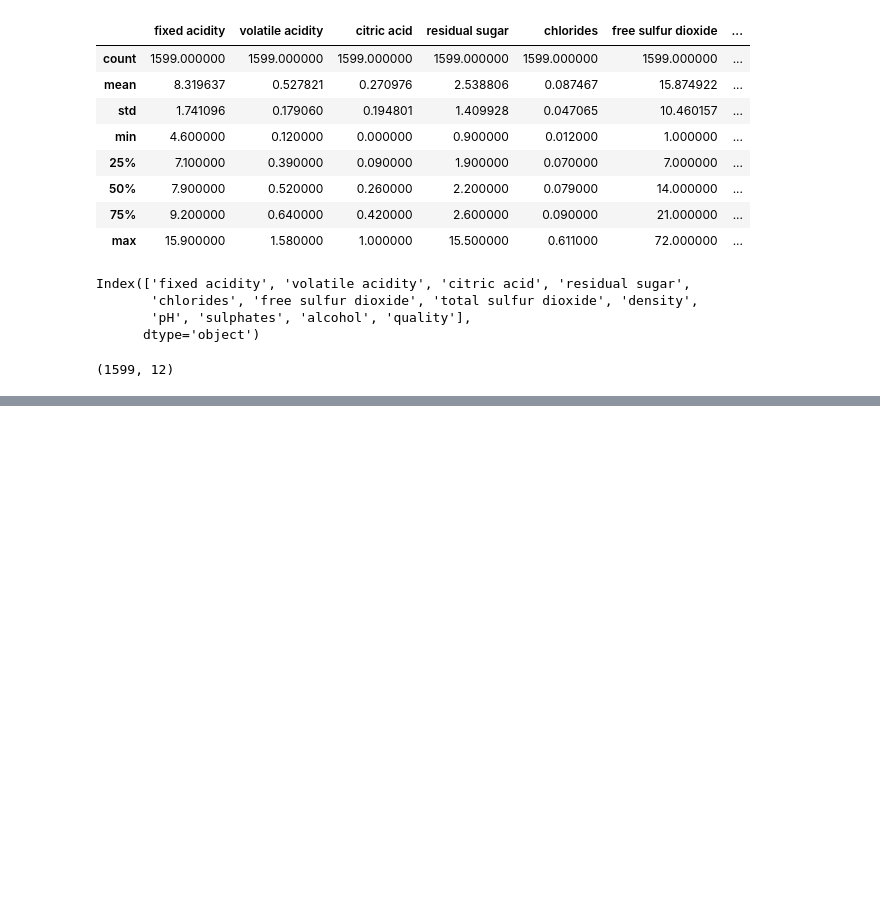
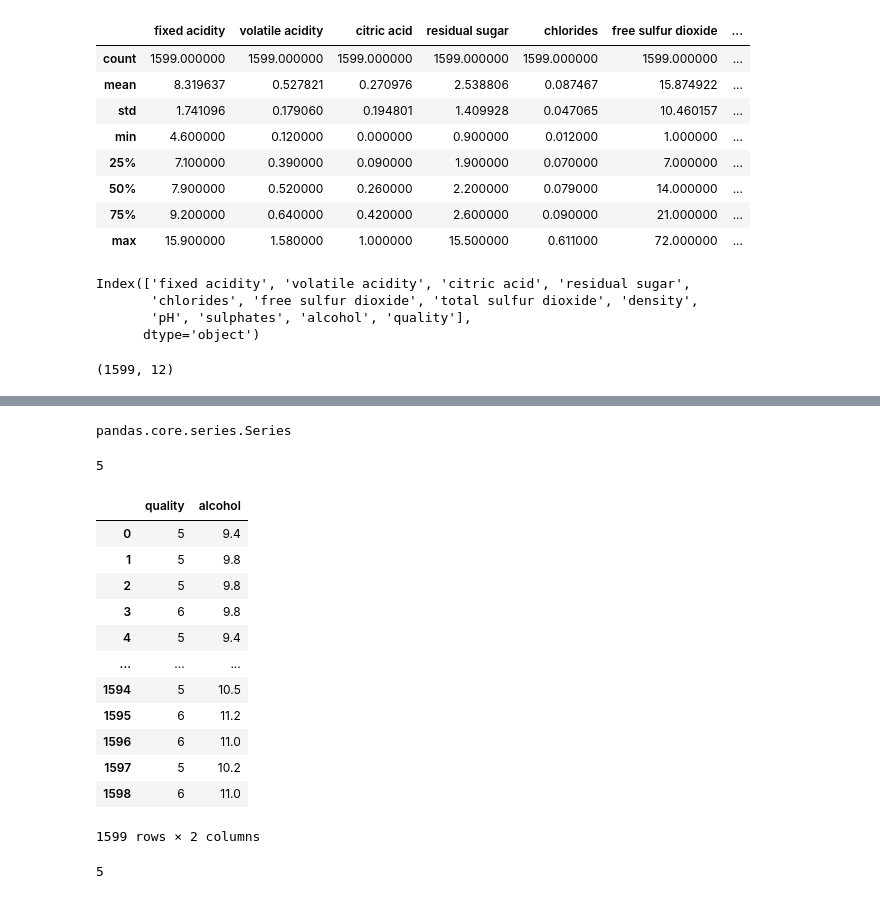
Before and after one commit to Lakshit-Chiranjiv/Python-Data-Analysis-Repo, a Jupyter notebook: Python Pandas.ipynb, the cells around one changed output, grey strips where cells are left out. Cells and saved outputs as stored; diff of their text form; code cells hidden in the pictures; blank space fills up the shorter version.

```diff
--- a/Python Pandas.ipynb
+++ b/Python Pandas.ipynb
@@ -88,0 +122,28 @@ wine_df.shape
+# %%
+type(wine_df['quality'])
+# %% [output]
+pandas.core.series.Series
+# %%
+wine_df['quality'][2]
+# %% [output]
+5
+# %%
+wine_df[['quality', 'alcohol']]
+# %% [output]
+|  | quality | alcohol |
+| 0 | 5 | 9.4 |
+| 1 | 5 | 9.8 |
+| 2 | 5 | 9.8 |
+| 3 | 6 | 9.8 |
+| 4 | 5 | 9.4 |
+| ... | ... | ... |
+| 1594 | 5 | 10.5 |
+| 1595 | 6 | 11.2 |
+| 1596 | 6 | 11.0 |
+| 1597 | 5 | 10.2 |
+| 1598 | 6 | 11.0 |
+1599 rows × 2 columns
+# %%
+wine_df.at[2, 'quality']
+# %% [output]
+5
```
Also changed, not shown: parts of 15 cells of this notebook.
